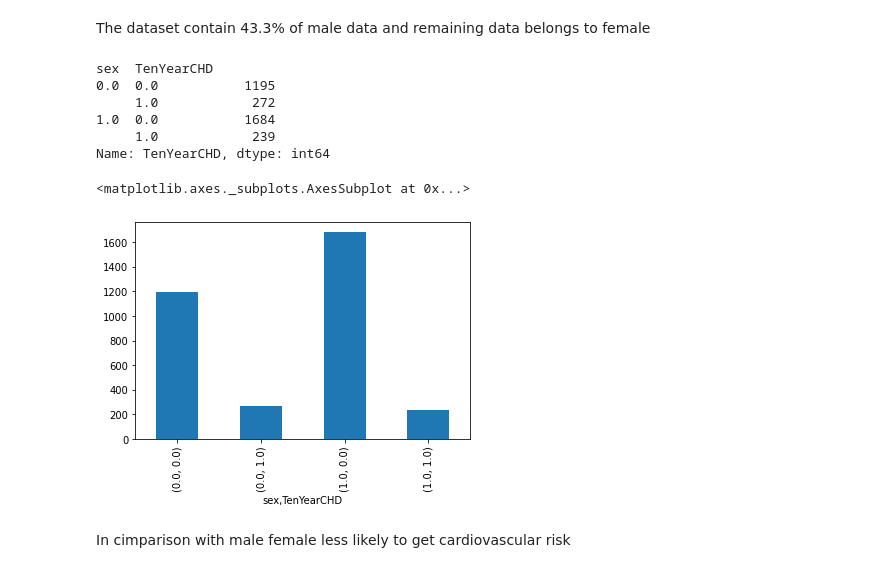
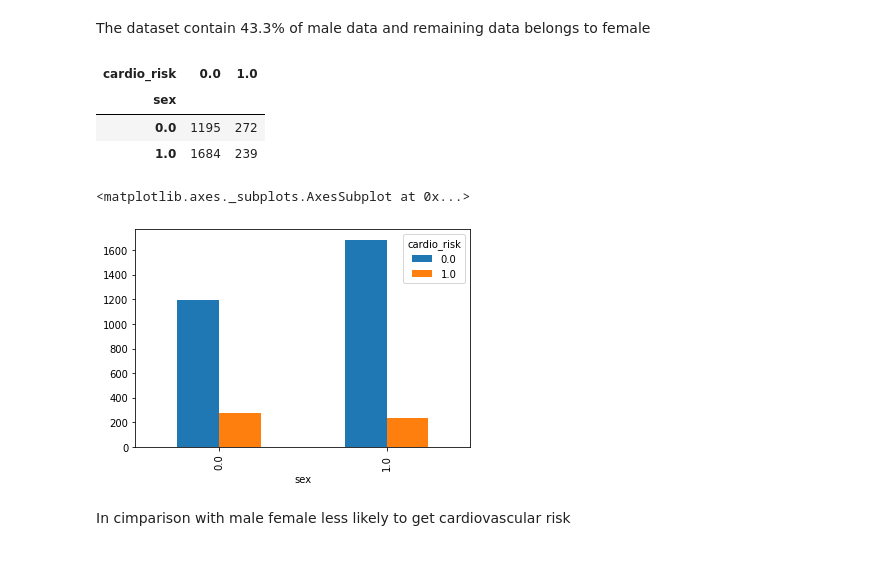
Before and after one commit to pavi-1994/Cardio_vascular_risk_prediction, a Jupyter notebook: cardivascular_risk_prediction.ipynb, the cells around one changed output. Saved outputs shown, nothing was run; the diff lists cells and outputs as text; code cells hidden in the pictures.

```diff
--- a/cardivascular_risk_prediction.ipynb
+++ b/cardivascular_risk_prediction.ipynb
@@ -335,20 +367,20 @@ plt.show()
 [figure]
 # %% [markdown]
 The dataset contain 43.3% of male data and remaining data belongs to female
-# %%
-cardio_knn_imputed.groupby(["sex","TenYearCHD"])["TenYearCHD"].count()
-# %% [output]
-sex  TenYearCHD
-0.0  0.0           1195
-     1.0            272
-1.0  0.0           1684
-     1.0            239
-Name: TenYearCHD, dtype: int64
-# %%
-cardio_knn_imputed.groupby(["sex","TenYearCHD"])["TenYearCHD"].count().plot(kind='bar')
-# %% [output]
-<matplotlib.axes._subplots.AxesSubplot at 0x...>
-[figure, removed]
+# %%
+cardio_df.groupby(["sex","cardio_risk"])["cardio_risk"].count().unstack('cardio_risk')
+# %% [output]
+| cardio_risk | 0.0 | 1.0 |
+| sex |  |  |
+| 0.0 | 1195 | 272 |
+| 1.0 | 1684 | 239 |
+# %%
+# plotting graph for checking how many users are male or female and how it affects the target variable
+
+pd.crosstab(cardio_df['sex'],cardio_df['cardio_risk']).plot(kind='bar')
+# %% [output]
+<matplotlib.axes._subplots.AxesSubplot at 0x...>
+[figure, added]
 # %% [markdown]
 In cimparison with male female less likely  to get cardiovascular risk
 # %% [markdown]
```
Also changed, not shown: parts of 34 cells of this notebook.
